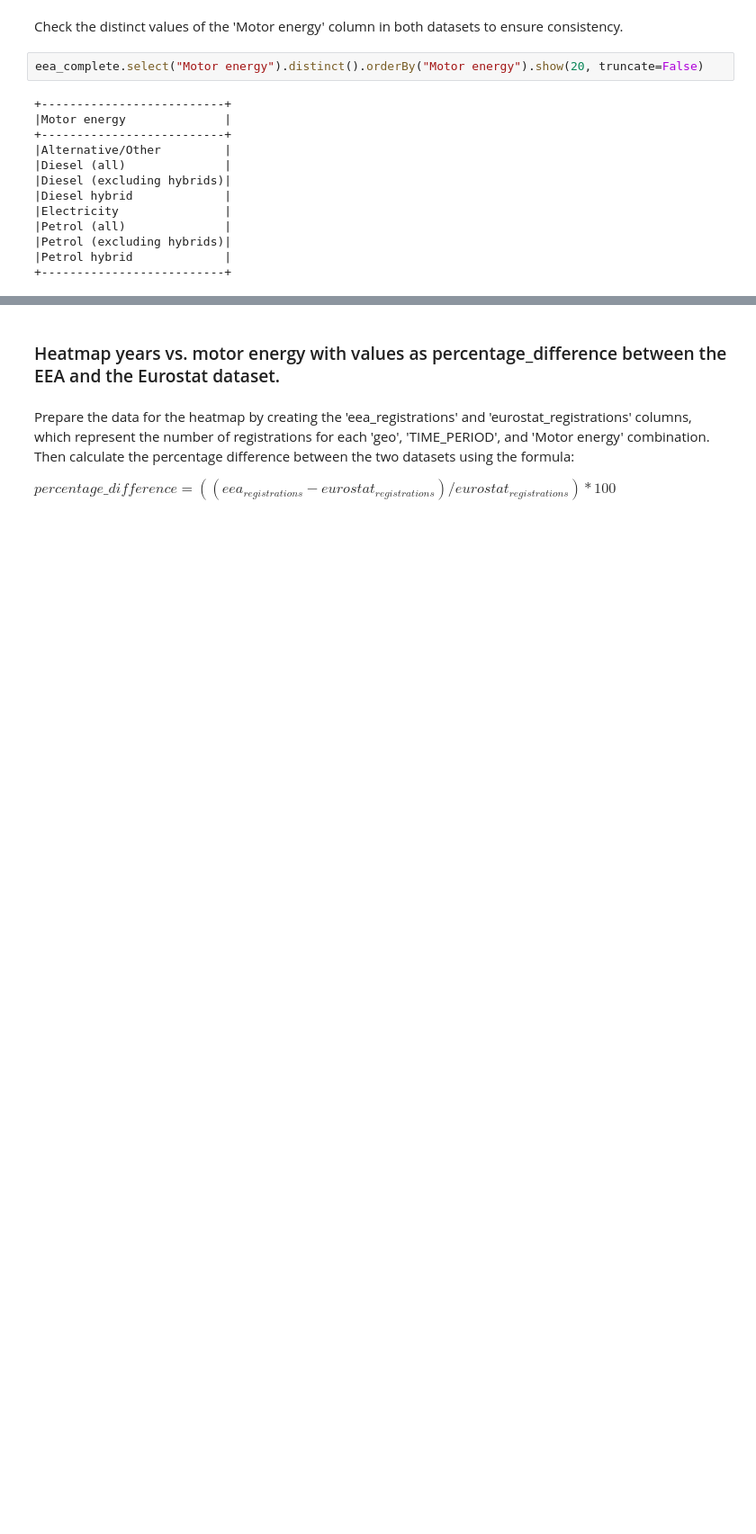
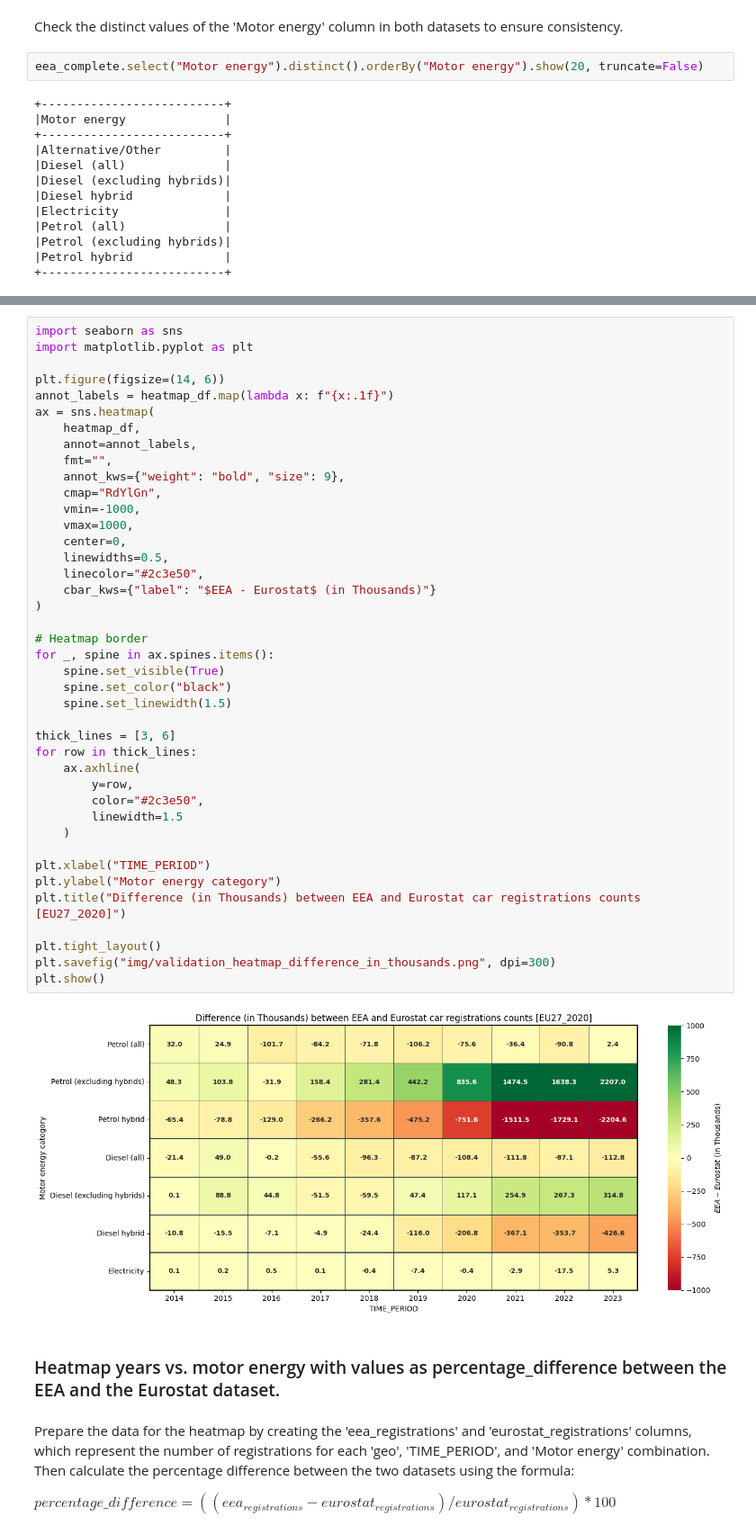
Before and after one commit to GianlucaRigatti/dataviz-project, a Jupyter notebook: technical_report/validation.ipynb, the cells around one changed output, grey strips where cells are left out. Shown at 90% size. Drawn from its saved outputs; the diff is of its cells as text; blank space fills up the shorter version.

```diff
--- a/technical_report/validation.ipynb
+++ b/technical_report/validation.ipynb
@@ -161,3 +330,46 @@ eurostat_df.select("Motor energy").distinct().orderBy("Motor energy").show(20, t
+# %%
+import seaborn as sns
+import matplotlib.pyplot as plt
+
+plt.figure(figsize=(14, 6))
+annot_labels = heatmap_df.map(lambda x: f"{x:.1f}")
+ax = sns.heatmap(
+    heatmap_df,
+    annot=annot_labels,
+    fmt="",
+    annot_kws={"weight": "bold", "size": 9},
+    cmap="RdYlGn",
+    vmin=-1000,
+    vmax=1000,
+    center=0,
+    linewidths=0.5,
+    linecolor="#2c3e50",
+    cbar_kws={"label": "$EEA - Eurostat$ (in Thousands)"}
+)
+
+# Heatmap border
+for _, spine in ax.spines.items():
+    spine.set_visible(True)
+    spine.set_color("black")
+    spine.set_linewidth(1.5)
+
+thick_lines = [3, 6]
+for row in thick_lines:
+    ax.axhline(
+        y=row,
+        color="#2c3e50",
+        linewidth=1.5
+    )
+
+plt.xlabel("TIME_PERIOD")
+plt.ylabel("Motor energy category")
+plt.title("Difference (in Thousands) between EEA and Eurostat car registrations counts [EU27_2020]")
+
+plt.tight_layout()
+plt.savefig("img/validation_heatmap_difference_in_thousands.png", dpi=300)
+plt.show()
+# %% [output]
+[figure, added]
 # %% [markdown]
 ### Heatmap years vs. motor energy with values as percentage_difference between the EEA and the Eurostat dataset.
 # %% [markdown]
```
Also changed, not shown: parts of 19 cells of this notebook, 3 other files.
